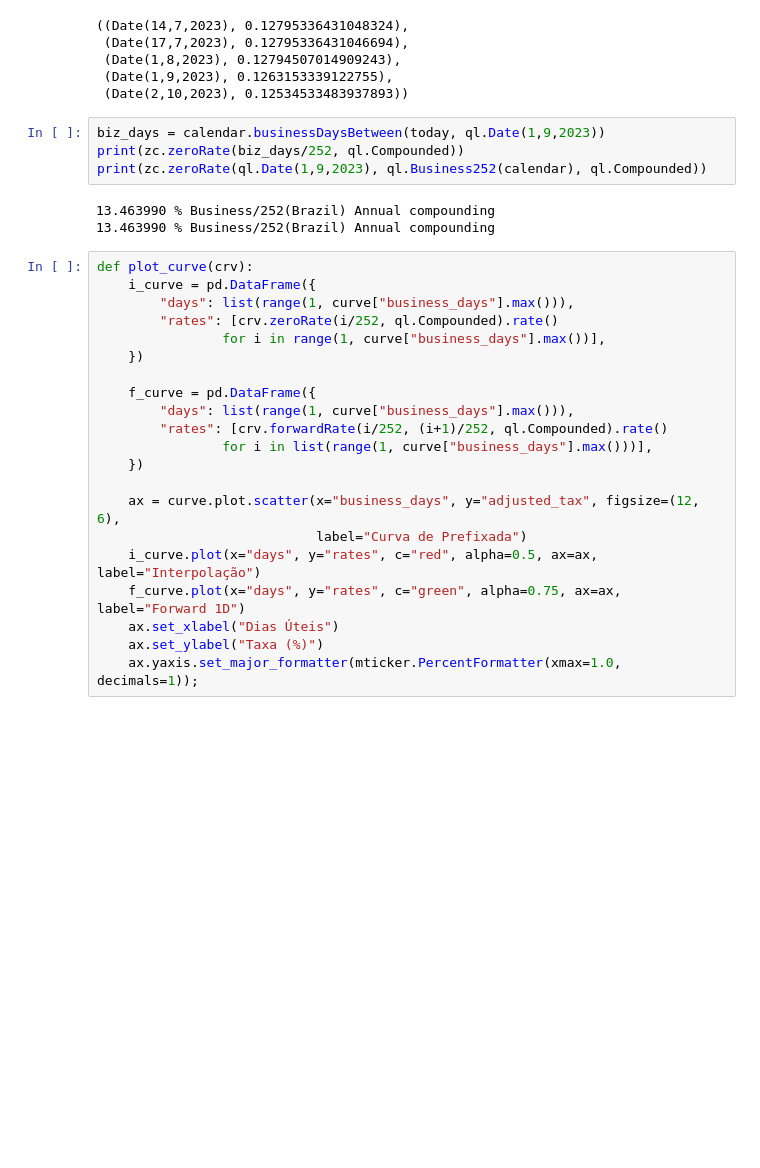
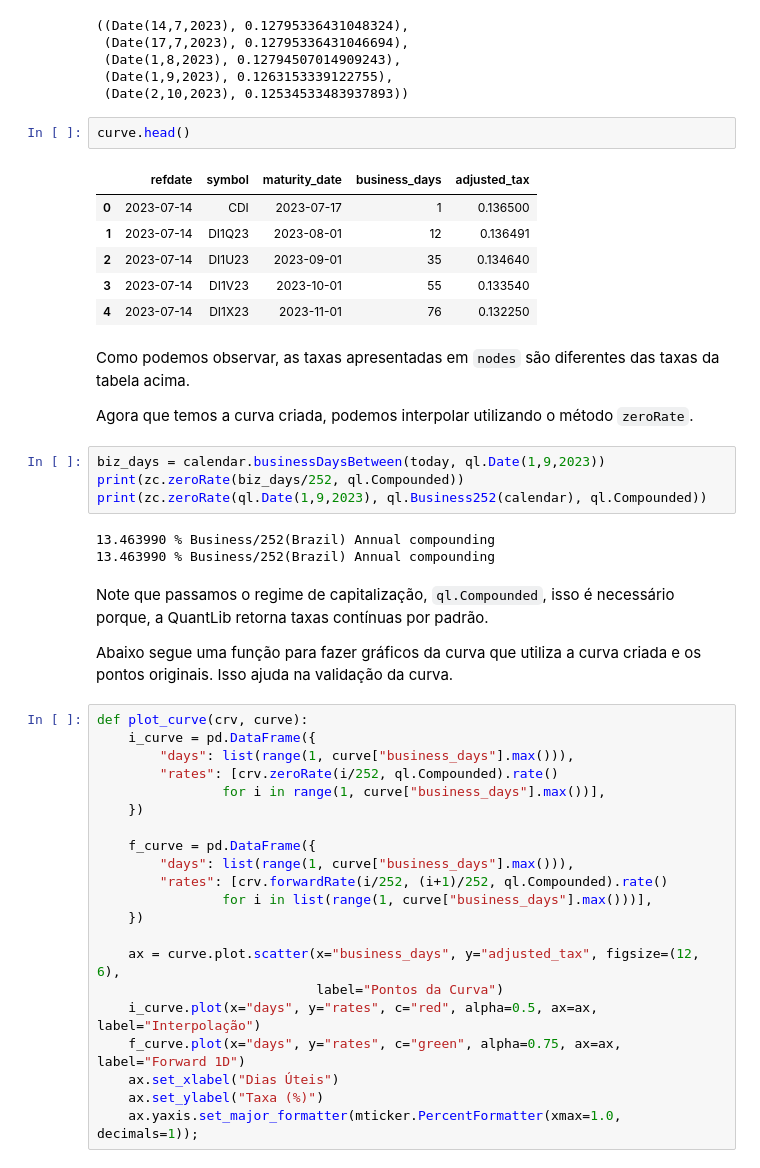
Before and after one commit to wilsonfreitas/blog-quarto-wilsonfreitas.net, a Jupyter notebook: posts/2023-07-26-quantlib-zerocurve/main.ipynb, the cells around one changed output. Cells and saved outputs as stored; diff of their text form; blank space fills up the shorter version.

```diff
--- a/posts/2023-07-26-quantlib-zerocurve/main.ipynb
+++ b/posts/2023-07-26-quantlib-zerocurve/main.ipynb
@@ -70,6 +100,19 @@ zc.nodes()[:5]
  (Date(1,8,2023), 0.12794507014909243),
  (Date(1,9,2023), 0.1263153339122755),
  (Date(2,10,2023), 0.12534533483937893))
+# %%
+curve.head()
+# %% [output]
+|  | refdate | symbol | maturity_date | business_days | adjusted_tax |
+| 0 | 2023-07-14 | CDI | 2023-07-17 | 1 | 0.136500 |
+| 1 | 2023-07-14 | DI1Q23 | 2023-08-01 | 12 | 0.136491 |
+| 2 | 2023-07-14 | DI1U23 | 2023-09-01 | 35 | 0.134640 |
+| 3 | 2023-07-14 | DI1V23 | 2023-10-01 | 55 | 0.133540 |
+| 4 | 2023-07-14 | DI1X23 | 2023-11-01 | 76 | 0.132250 |
+# %% [markdown]
+Como podemos observar, as taxas apresentadas em `nodes` são diferentes das taxas da tabela acima.
+
+Agora que temos a curva criada, podemos interpolar utilizando o método `zeroRate`.
 # %%
 biz_days = calendar.businessDaysBetween(today, ql.Date(1,9,2023))
 print(zc.zeroRate(biz_days/252, ql.Compounded))
@@ -77,8 +120,14 @@ print(zc.zeroRate(ql.Date(1,9,2023), ql.Business252(calendar), ql.Compounded))
 # %% [output]
 13.463990 % Business/252(Brazil) Annual compounding
 13.463990 % Business/252(Brazil) Annual compounding
+# %% [markdown]
+Note que passamos o regime de capitalização, `ql.Compounded`, isso é necessário porque, a QuantLib retorna taxas
+contínuas por padrão.
+
+Abaixo segue uma função para fazer gráficos da curva que utiliza a curva criada e os pontos originais.
+Isso ajuda na validação da curva.
 # %%
-def plot_curve(crv):
+def plot_curve(crv, curve):
     i_curve = pd.DataFrame({
         "days": list(range(1, curve["business_days"].max())),
         "rates": [crv.zeroRate(i/252, ql.Compounded).rate()
@@ -92,7 +141,7 @@ def plot_curve(crv):
     })
 
     ax = curve.plot.scatter(x="business_days", y="adjusted_tax", figsize=(12, 6),
-                            label="Curva de Prefixada")
+                            label="Pontos da Curva")
     i_curve.plot(x="days", y="rates", c="red", alpha=0.5, ax=ax, label="Interpolação")
     f_curve.plot(x="days", y="rates", c="green", alpha=0.75, ax=ax, label="Forward 1D")
     ax.set_xlabel("Dias Úteis")
```
Also changed, not shown: parts of 19 cells of this notebook, 9 other files.
